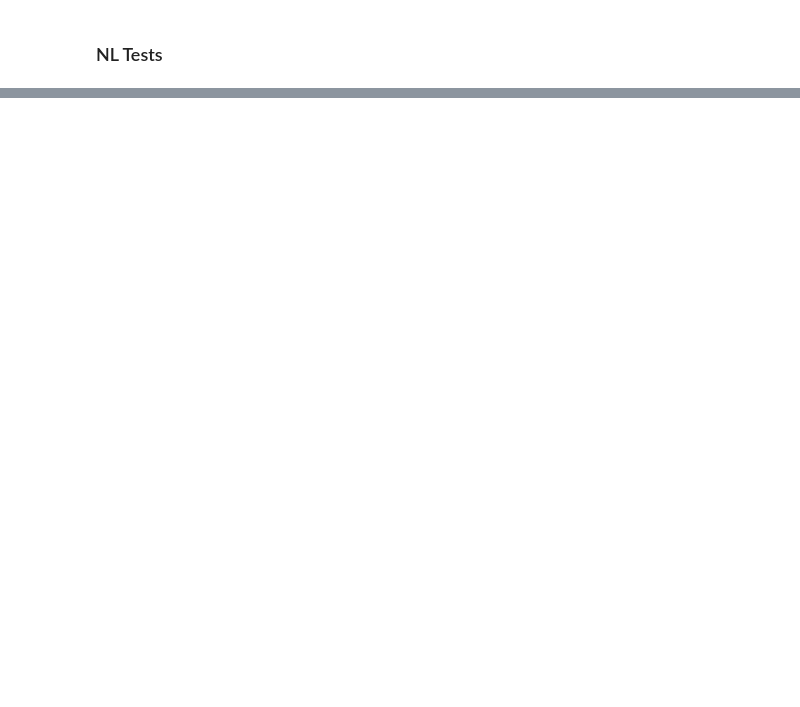
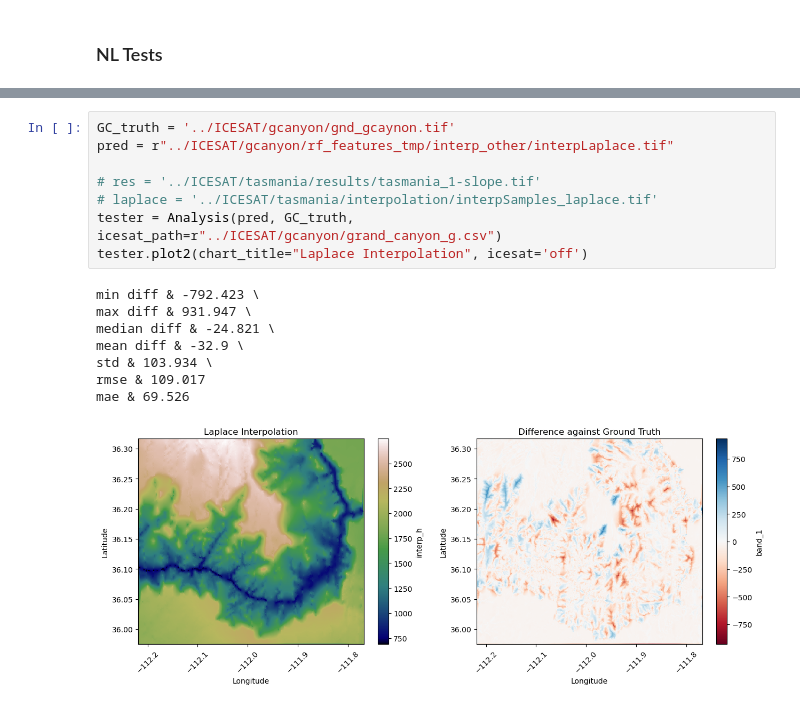
Before and after one commit to leowlk/RF_Terrain, a Jupyter notebook: notebooks/rf_analysis3.ipynb, the cells around one changed output, grey strips where cells are left out. Drawn from its saved outputs; the diff is of its cells as text; blank space fills up the shorter version.

```diff
--- a/notebooks/rf_analysis3.ipynb
+++ b/notebooks/rf_analysis3.ipynb
@@ -173,0 +174,17 @@ mae & 3.862
+# %%
+GC_truth = '../ICESAT/gcanyon/gnd_gcaynon.tif'
+pred = r"../ICESAT/gcanyon/rf_features_tmp/interp_other/interpLaplace.tif"
+
+# res = '../ICESAT/tasmania/results/tasmania_1-slope.tif'
+# laplace = '../ICESAT/tasmania/interpolation/interpSamples_laplace.tif'
+tester = Analysis(pred, GC_truth, icesat_path=r"../ICESAT/gcanyon/grand_canyon_g.csv")
+tester.plot2(chart_title="Laplace Interpolation", icesat='off')
+# %% [output]
+min diff & -792.423 \
+max diff & 931.947 \
+median diff & -24.821 \
+mean diff & -32.9 \
+std & 103.934 \
+rmse & 109.017
+mae & 69.526
+[figure, added]
```
Also changed, not shown: parts of 3 cells of this notebook, 10 other files.
